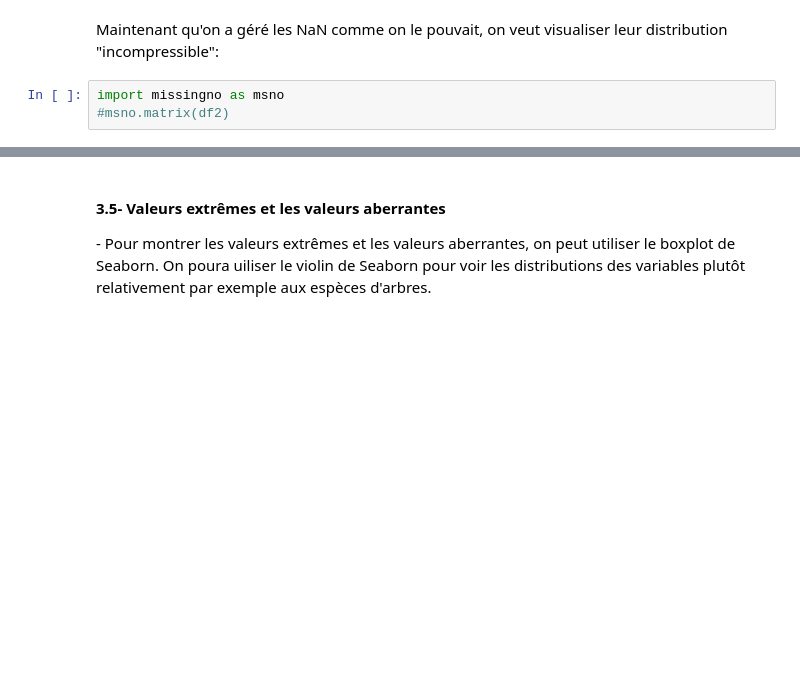
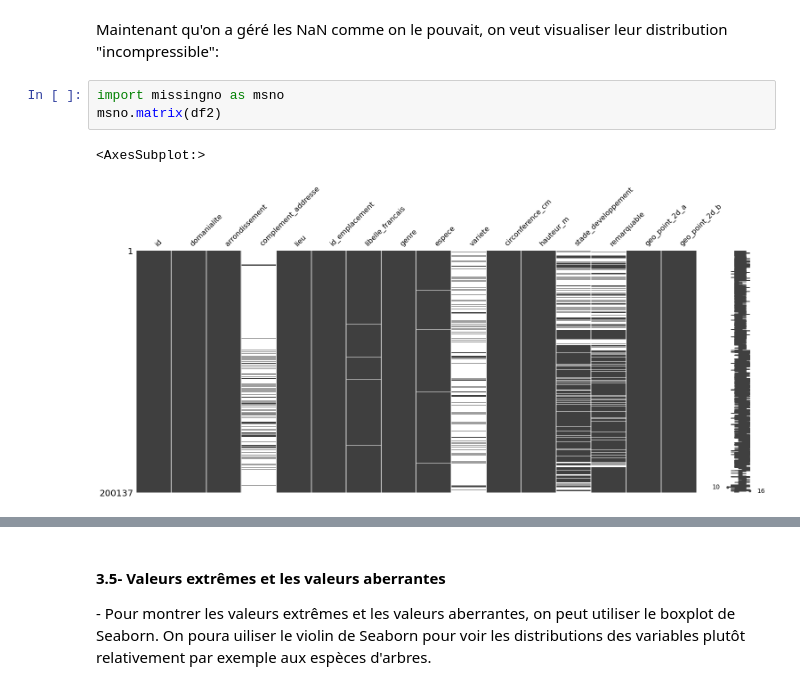
Before and after one commit to datafra75/OCR_IA_P2, a Jupyter notebook: OCRIAP2_monenv.ipynb, the cells around one changed output, grey strips where cells are left out. Cells and saved outputs as stored; diff of their text form; blank space fills up the shorter version.

```diff
--- a/OCRIAP2_monenv.ipynb
+++ b/OCRIAP2_monenv.ipynb
@@ -459,6 +459,9 @@ Name: 197239, dtype: object
 Maintenant qu'on a géré les NaN comme on le pouvait, on veut visualiser leur distribution "incompressible":
 # %%
 import missingno as msno
-#msno.matrix(df2)
+msno.matrix(df2)
+# %% [output]
+<AxesSubplot:>
+[figure, added]
 # %% [markdown]
 <h4>3.4- Valeurs potentiellement hors-sujet</h4>
```
Also changed, not shown: parts of 15 cells of this notebook.
